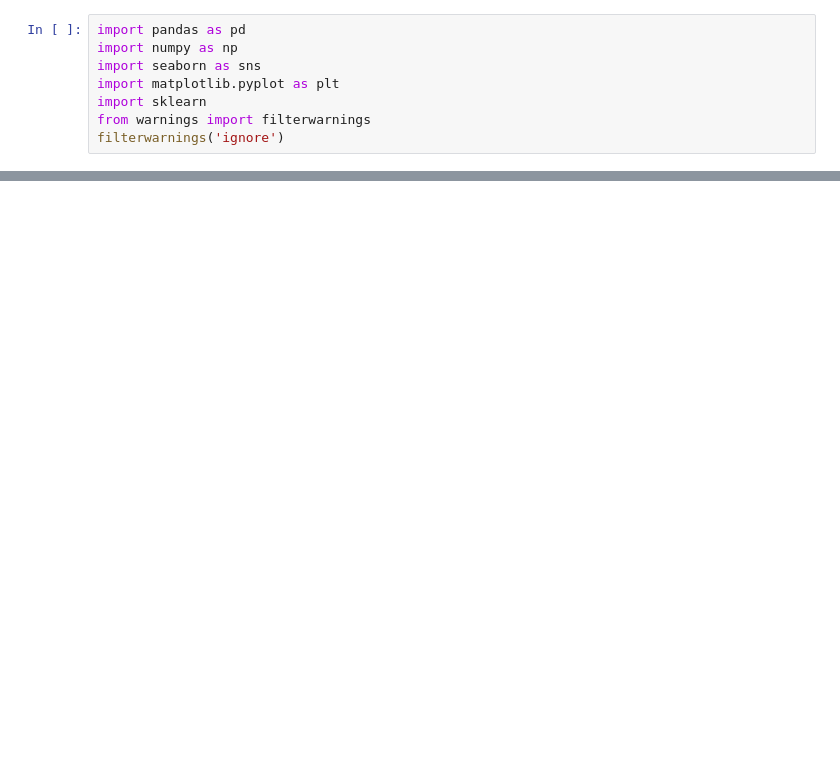
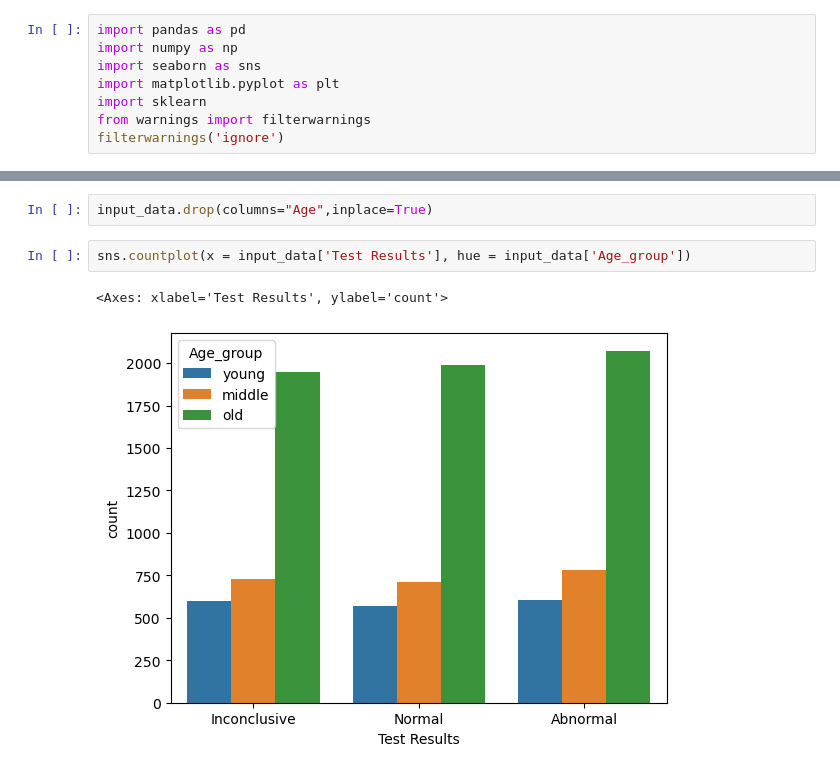
Before and after one commit to saravanans200/Datadrift_POC_with_health_data, a Jupyter notebook: Datadrift.ipynb, the cells around one changed output, grey strips where cells are left out. Cells and saved outputs as stored; diff of their text form; blank space fills up the shorter version.

```diff
--- a/Datadrift.ipynb
+++ b/Datadrift.ipynb
@@ -25,0 +153,7 @@ input_data1
+# %%
+input_data.drop(columns="Age",inplace=True)
+# %%
+sns.countplot(x = input_data['Test Results'], hue = input_data['Age_group'])
+# %% [output]
+<Axes: xlabel='Test Results', ylabel='count'>
+[figure, added]
```
Also changed, not shown: parts of 15 cells of this notebook.
